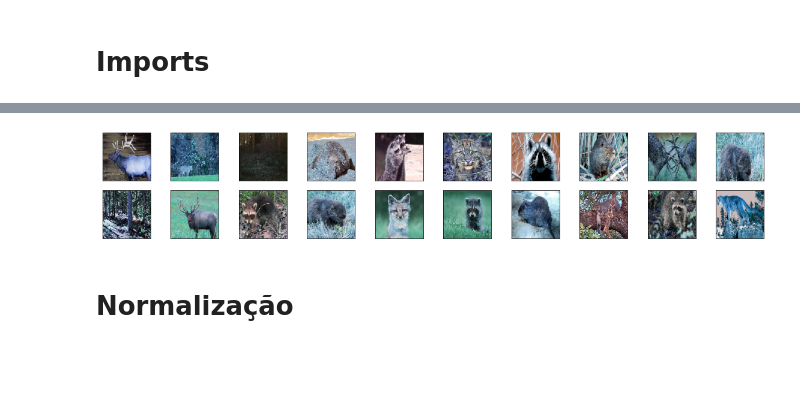
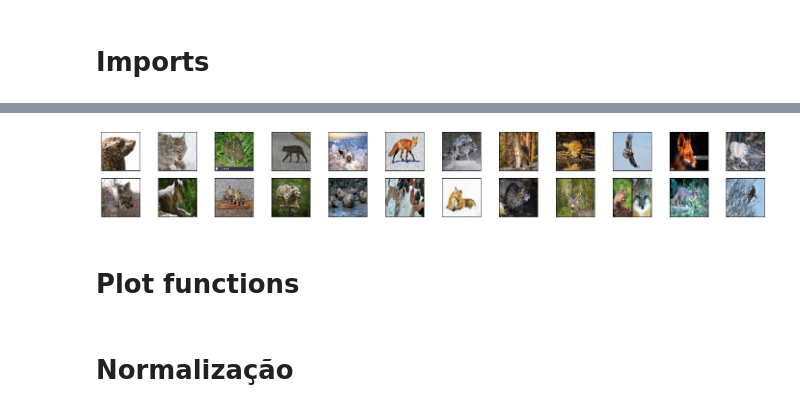
Before and after one commit to gabcastro/Unisinos-AI-CNNKaggleDataset, a Jupyter notebook: cnn_net.ipynb, the cells around one changed output, grey strips where cells are left out. Cells and saved outputs as stored; diff of their text form; code cells hidden in the pictures; blank space fills up the shorter version.

Commit message:
Changes to create h5 and new steps in notebook

```diff
--- a/cnn_net.ipynb
+++ b/cnn_net.ipynb
@@ -16,12 +16,12 @@ import h5py
 from google.colab import drive
 drive.mount('/content/drive/')
 
-h5f = h5py.File('/content/drive/My Drive/Colab Notebooks/dataset.h5','r')
+h5f = h5py.File('/content/drive/My Drive/Colab Notebooks/dataset_64_rgb.h5','r')
 X_train = h5f['X_train'][:]
 X_test = h5f['X_test'][:]
 h5f.close()
 
-h5f = h5py.File('/content/drive/My Drive/Colab Notebooks/labels.h5','r')
+h5f = h5py.File('/content/drive/My Drive/Colab Notebooks/labels_64_rgb.h5','r')
 y_train = h5f['y_train'][:]
 y_test = h5f['y_test'][:]
 h5f.close()
@@ -40,7 +55,9 @@ Using TensorFlow backend.
 # %%
-fig = plt.figure(figsize=(20,5))
-for i in range(20):
-    ax = fig.add_subplot(3,10, i+1, xticks=[], yticks=[])
+fig = plt.figure(figsize=(25,5))
+for i in range(24):
+    ax = fig.add_subplot(3,12, i+1, xticks=[], yticks=[])
     ax.imshow(np.squeeze(X_train[i]))
 # %% [output]
-[figure, old version]
+[figure, new version]
+# %% [markdown]
+# Plot functions
```
Also changed, not shown: parts of 23 cells of this notebook, 3 other files.
